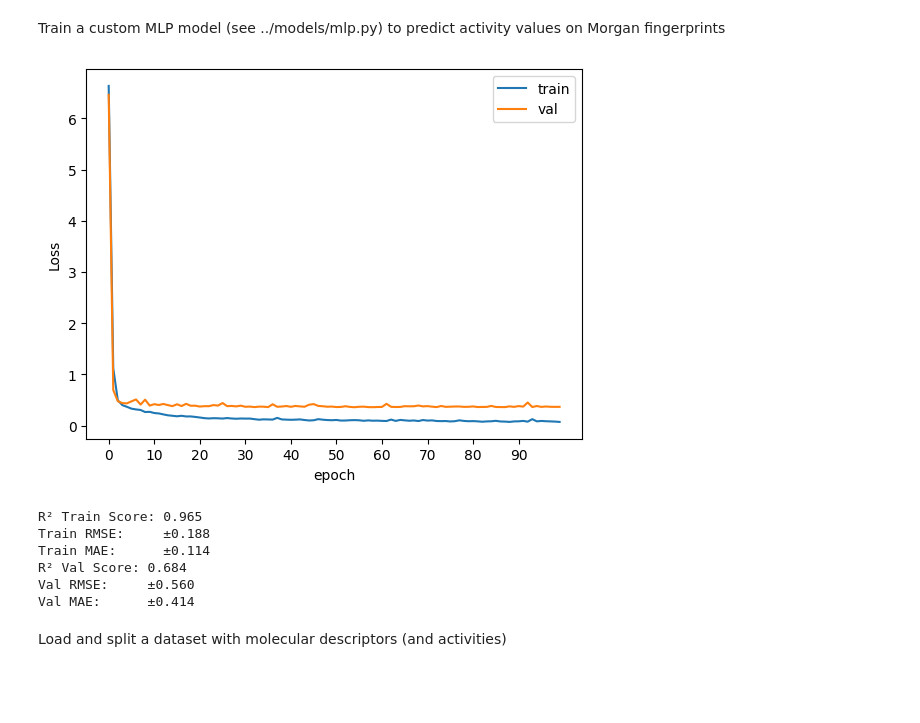
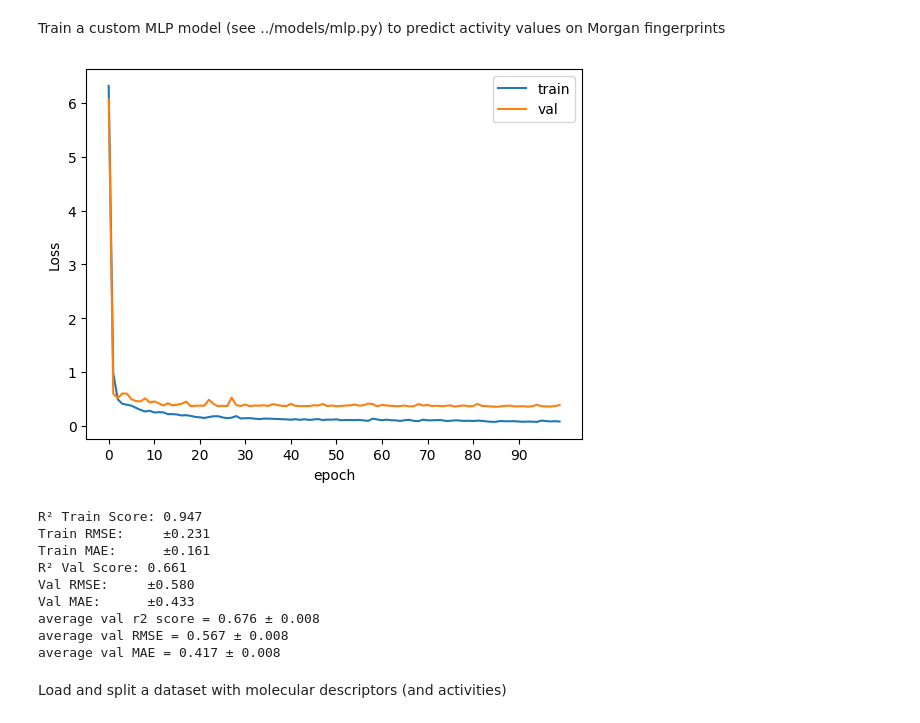
Before and after one commit to lizasidler/qsar-benchmark, a Jupyter notebook: notebooks/MLP_regression.ipynb, the cells around one changed output. Cells and saved outputs as stored; diff of their text form; code cells hidden in the pictures; blank space fills up the shorter version.

```diff
--- a/notebooks/MLP_regression.ipynb
+++ b/notebooks/MLP_regression.ipynb
@@ -75,23 +75,33 @@ model.fit(train_loader, val_loader, device, epochs=epochs)
 # %%
 plt.plot(model.train_loss, label='train')
 plt.plot(model.val_loss, label='val')
 
 plt.legend()
 plt.xlabel('epoch')
 plt.ylabel('Loss')
 plt.xticks(range(0, epochs, 10))
 plt.show()
 
 model.eval()
 model.analysis(fp_train, act_train, fp_val, act_val, device)
+
+val_r2_score = [ 0.676, 0.672, 0.682, 0.673, 0.670, 0.691, 0.685, 0.676, 0.661  ]
+print(f"average val r2 score = {np.mean(val_r2_score):.3f} ± {np.std(val_r2_score):.3f}")
+val_RMSE = [ 0.567, 0.570, 0.562, 0.570, 0.572, 0.554, 0.559, 0.567, 0.580 ]
+print(rf"average val RMSE = {np.mean(val_RMSE):.3f} ± {np.std(val_r2_score):.3f}")
+val_MAE = [ 0.416, 0.422, 0.412, 0.421, 0.414, 0.409, 0.414, 0.414, 0.433 ]
+print(rf"average val MAE = {np.mean(val_MAE):.3f} ± {np.std(val_r2_score):.3f}")
 # %% [output]
-[figure, old version]
+[figure, new version]
-R² Train Score: 0.965
-Train RMSE:     ±0.188
-Train MAE:      ±0.114
-R² Val Score: 0.684
-Val RMSE:     ±0.560
-Val MAE:      ±0.414
+R² Train Score: 0.947
+Train RMSE:     ±0.231
+Train MAE:      ±0.161
+R² Val Score: 0.661
+Val RMSE:     ±0.580
+Val MAE:      ±0.433
+average val r2 score = 0.676 ± 0.008
+average val RMSE = 0.567 ± 0.008
+average val MAE = 0.417 ± 0.008
 # %% [markdown]
 Load and split a dataset with molecular descriptors (and activities)
 # %%
```
Also changed, not shown: parts of 3 cells of this notebook.
